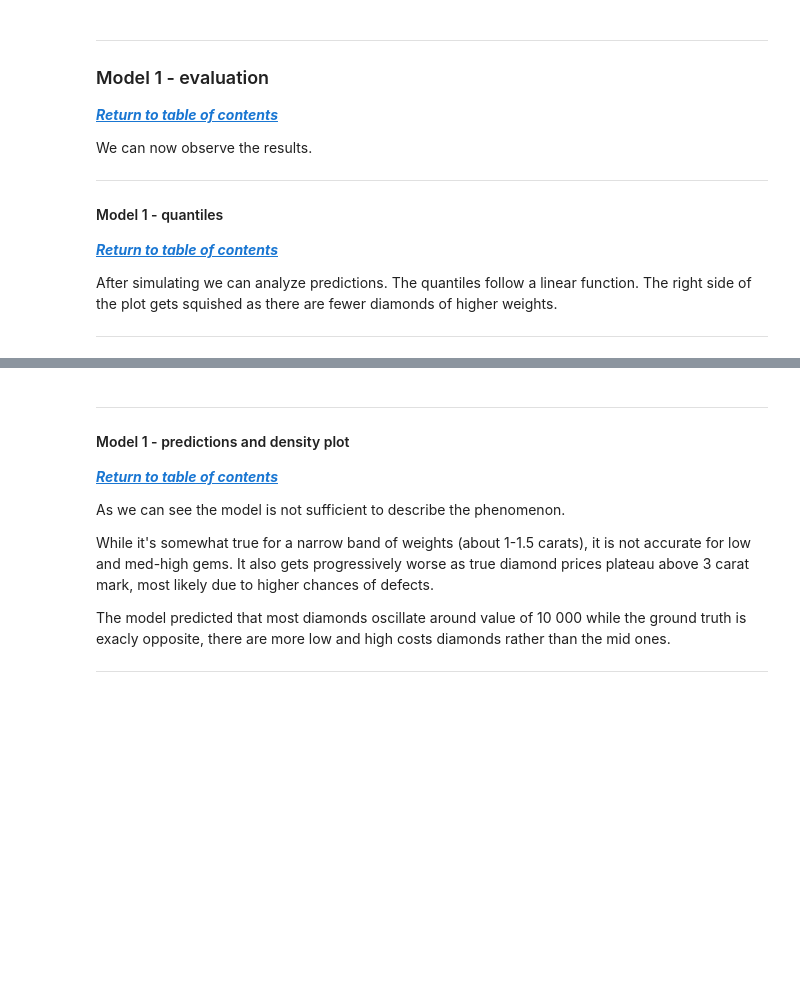
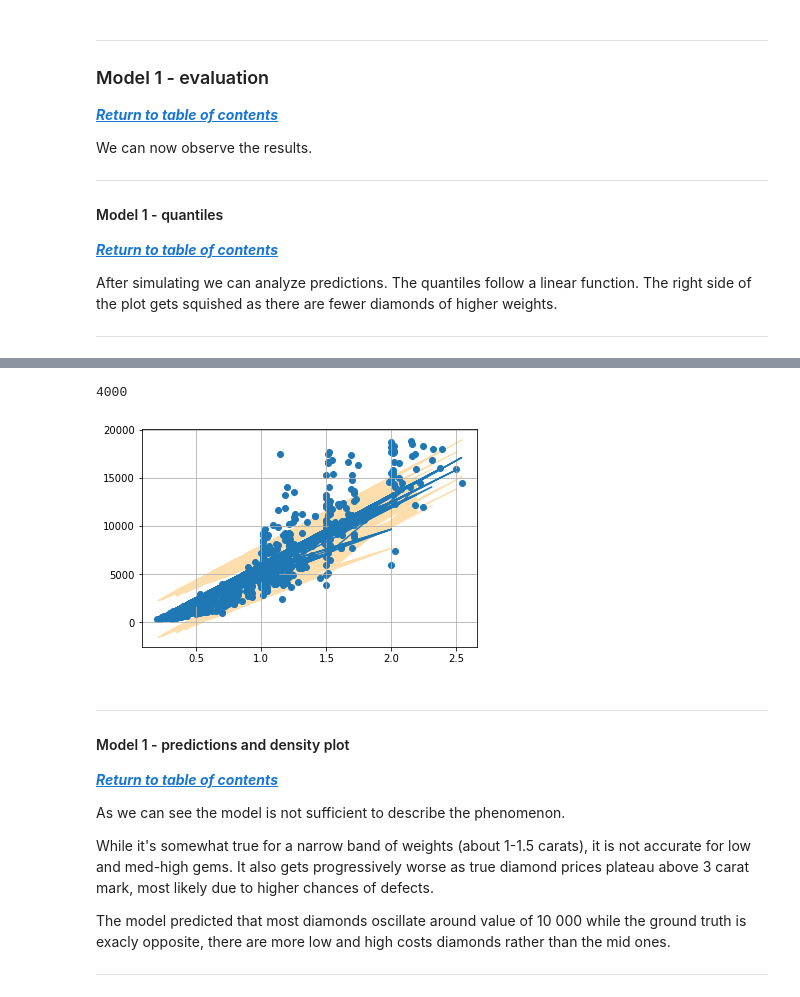
Before and after one commit to Mar-Ber/DA_DiamondModel, a Jupyter notebook: analysis.ipynb, the cells around one changed output, grey strips where cells are left out. Saved outputs shown, nothing was run; the diff lists cells and outputs as text; code cells hidden in the pictures; blank space fills up the shorter version.

```diff
--- a/analysis.ipynb
+++ b/analysis.ipynb
@@ -516,3 +516,17 @@ plt.show()
+# %%
+x = df_trim.carat
+y = price_sims.mean(axis=0)
+sigma_mean = np.mean(sigma_fit)
+print(len(sigma_fit))
+
+plt.plot(x, y)
+plt.fill_between(x, y+3*sigma_mean, y-3*sigma_mean, color='navajowhite')
+plt.grid()
+plt.scatter(df_trim.carat, df_trim.price)
+plt.show()
+# %% [output]
+4000
+[figure, added]
 # %% [markdown]
 ---
 #### Model 1 - predictions and density plot
```
Also changed, not shown: parts of 18 cells of this notebook, 6 other files.
